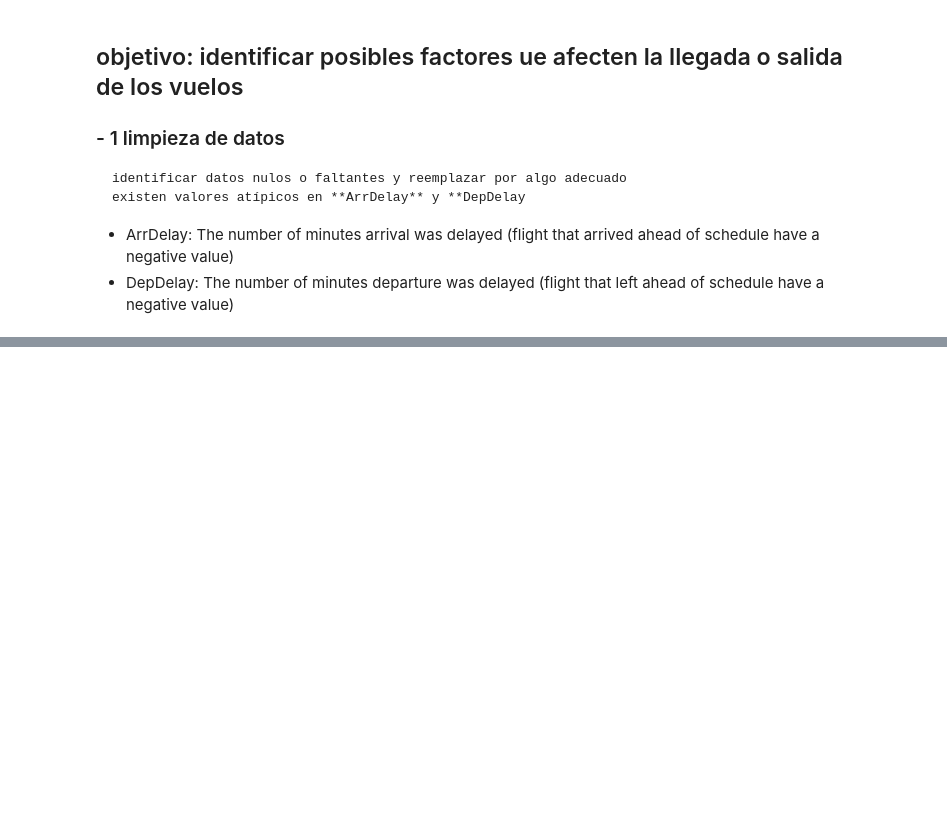
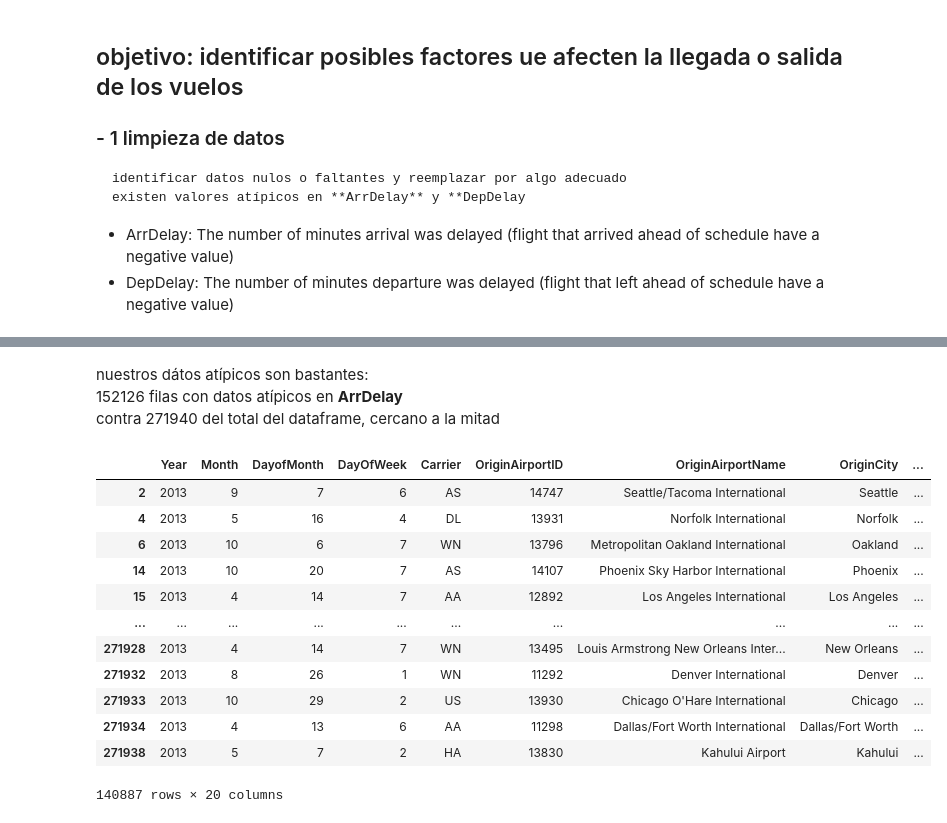
Before and after one commit to amnzmj/analisis-de-datos, a Jupyter notebook: csv_aereopuerto.ipynb, the cells around one changed output, grey strips where cells are left out. Cells and saved outputs as stored; diff of their text form; code cells hidden in the pictures; blank space fills up the shorter version.

```diff
--- a/csv_aereopuerto.ipynb
+++ b/csv_aereopuerto.ipynb
@@ -48,0 +89,21 @@ negativos_ArrDelay
+# %% [markdown]
+nuestros dátos atípicos son bastantes:
+152126 filas con datos atípicos en **ArrDelay**
+contra 271940 del total del dataframe, cercano a la mitad
+# %%
+DepDelay_negativos = df_flights[df_flights['DepDelay']<0]
+DepDelay_negativos
+# %% [output]
+|  | Year | Month | DayofMonth | DayOfWeek | Carrier | OriginAirportID | OriginAirportName | OriginCity | ... |
+| 2 | 2013 | 9 | 7 | 6 | AS | 14747 | Seattle/Tacoma International | Seattle | ... |
+| 4 | 2013 | 5 | 16 | 4 | DL | 13931 | Norfolk International | Norfolk | ... |
+| 6 | 2013 | 10 | 6 | 7 | WN | 13796 | Metropolitan Oakland International | Oakland | ... |
+| 14 | 2013 | 10 | 20 | 7 | AS | 14107 | Phoenix Sky Harbor International | Phoenix | ... |
+| 15 | 2013 | 4 | 14 | 7 | AA | 12892 | Los Angeles International | Los Angeles | ... |
+| ... | ... | ... | ... | ... | ... | ... | ... | ... | ... |
+| 271928 | 2013 | 4 | 14 | 7 | WN | 13495 | Louis Armstrong New Orleans Inter... | New Orleans | ... |
+| 271932 | 2013 | 8 | 26 | 1 | WN | 11292 | Denver International | Denver | ... |
+| 271933 | 2013 | 10 | 29 | 2 | US | 13930 | Chicago O'Hare International | Chicago | ... |
+| 271934 | 2013 | 4 | 13 | 6 | AA | 11298 | Dallas/Fort Worth International | Dallas/Fort Worth | ... |
+| 271938 | 2013 | 5 | 7 | 2 | HA | 13830 | Kahului Airport | Kahului | ... |
+140887 rows × 20 columns
```
Also changed, not shown: parts of 10 cells of this notebook.
